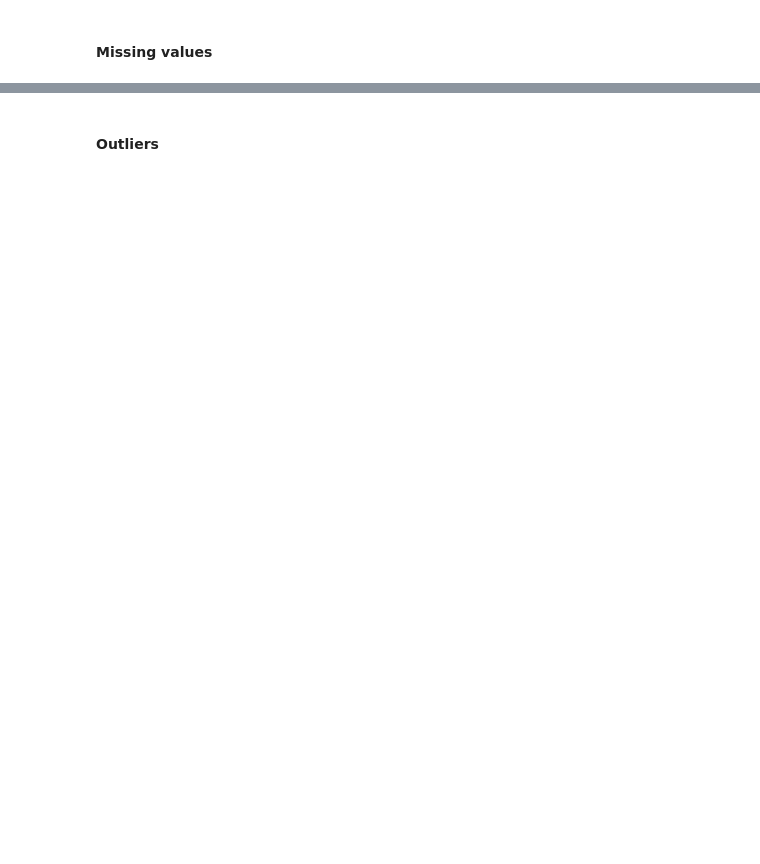
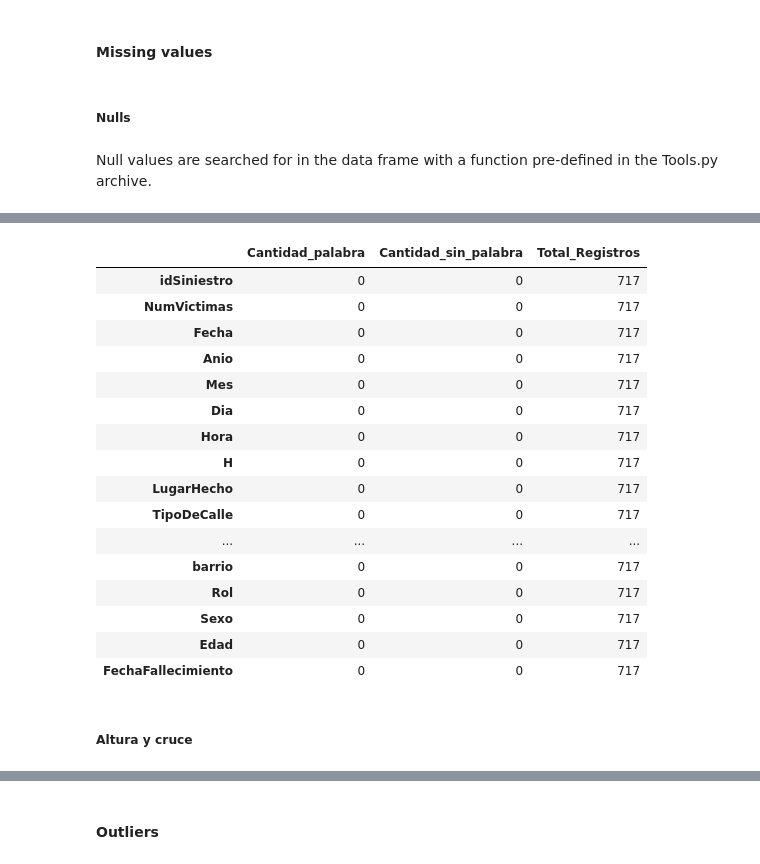
Before and after one commit to priscilamuniz/PI_Accidentes_Viales, a Jupyter notebook: 03_EDA.ipynb, the cells around one changed output, grey strips where cells are left out. Saved outputs shown, nothing was run; the diff lists cells and outputs as text; code cells hidden in the pictures; blank space fills up the shorter version.

```diff
--- a/03_EDA.ipynb
+++ b/03_EDA.ipynb
@@ -37,5 +42,9 @@ Index(['idSiniestro', 'NumVictimas', 'Fecha', 'Anio', 'Mes', 'Dia', 'Hora',
 # %% [markdown]
 #### Missing values
+# %% [markdown]
+##### Nulls
+# %% [markdown]
+Null values are searched for in the data frame with a function pre-defined in the Tools.py archive.
 # %%
 nulos = t.PorcentajeNulos(df)
 nulos
@@ -57,3 +66,26 @@ nulos
 | Sexo | 0.84 | 6 | 711 | 717 |
 | Edad | 0.00 | 0 | 717 | 717 |
 | FechaFallecimiento | 0.00 | 0 | 717 | 717 |
+# %%
+nan = t.ContarRegistrosSD(df, 'nan')
+nan
+# %% [output]
+|  | Cantidad_palabra | Cantidad_sin_palabra | Total_Registros |
+| idSiniestro | 0 | 0 | 717 |
+| NumVictimas | 0 | 0 | 717 |
+| Fecha | 0 | 0 | 717 |
+| Anio | 0 | 0 | 717 |
+| Mes | 0 | 0 | 717 |
+| Dia | 0 | 0 | 717 |
+| Hora | 0 | 0 | 717 |
+| H | 0 | 0 | 717 |
+| LugarHecho | 0 | 0 | 717 |
+| TipoDeCalle | 0 | 0 | 717 |
+| ... | ... | ... | ... |
+| barrio | 0 | 0 | 717 |
+| Rol | 0 | 0 | 717 |
+| Sexo | 0 | 0 | 717 |
+| Edad | 0 | 0 | 717 |
+| FechaFallecimiento | 0 | 0 | 717 |
+# %% [markdown]
+##### Altura y cruce
```
Also changed, not shown: parts of 41 cells of this notebook, 44 other files.
